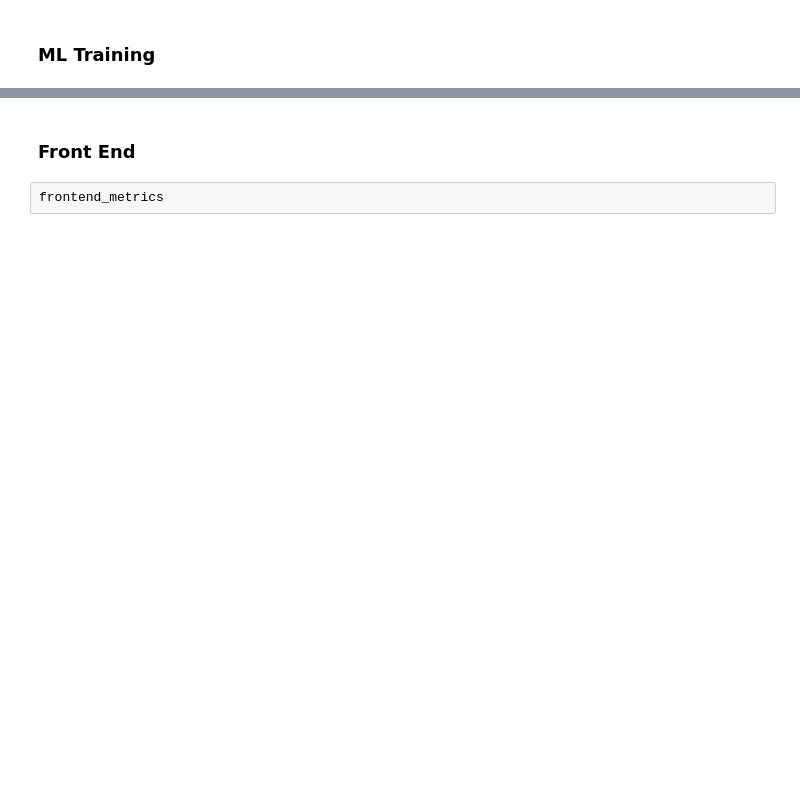
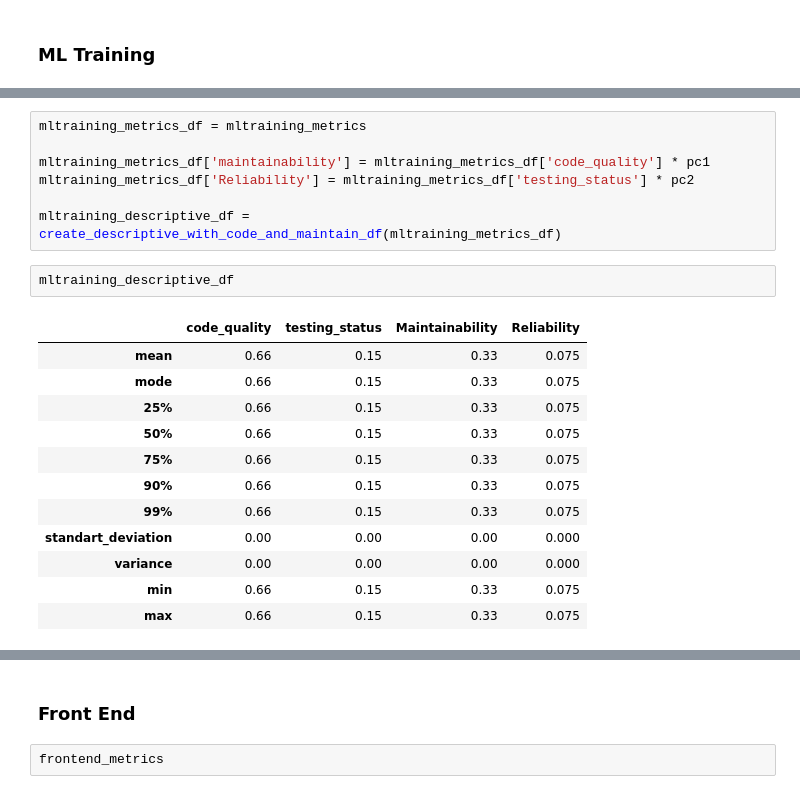
Before and after one commit to fga-eps-mds/2021.1-PCT-Docs, a Jupyter notebook: analytics-notebooks/analytics.ipynb, the cells around one changed output, grey strips where cells are left out. Drawn from its saved outputs; the diff is of its cells as text; blank space fills up the shorter version.

```diff
--- a/analytics-notebooks/analytics.ipynb
+++ b/analytics-notebooks/analytics.ipynb
@@ -488,3 +685,25 @@ mltraining_metrics
+# %%
+mltraining_metrics_df = mltraining_metrics
+
+mltraining_metrics_df['maintainability'] = mltraining_metrics_df['code_quality'] * pc1
+mltraining_metrics_df['Reliability'] = mltraining_metrics_df['testing_status'] * pc2
+
+mltraining_descriptive_df = create_descriptive_with_code_and_maintain_df(mltraining_metrics_df)
+# %%
+mltraining_descriptive_df
+# %% [output]
+|  | code_quality | testing_status | Maintainability | Reliability |
+| mean | 0.66 | 0.15 | 0.33 | 0.075 |
+| mode | 0.66 | 0.15 | 0.33 | 0.075 |
+| 25% | 0.66 | 0.15 | 0.33 | 0.075 |
+| 50% | 0.66 | 0.15 | 0.33 | 0.075 |
+| 75% | 0.66 | 0.15 | 0.33 | 0.075 |
+| 90% | 0.66 | 0.15 | 0.33 | 0.075 |
+| 99% | 0.66 | 0.15 | 0.33 | 0.075 |
+| standart_deviation | 0.00 | 0.00 | 0.00 | 0.000 |
+| variance | 0.00 | 0.00 | 0.00 | 0.000 |
+| min | 0.66 | 0.15 | 0.33 | 0.075 |
+| max | 0.66 | 0.15 | 0.33 | 0.075 |
 # %%
 fig = plt.figure(figsize=(20, 10))
 
```
Also changed, not shown: parts of 52 cells of this notebook, 2 other files.
